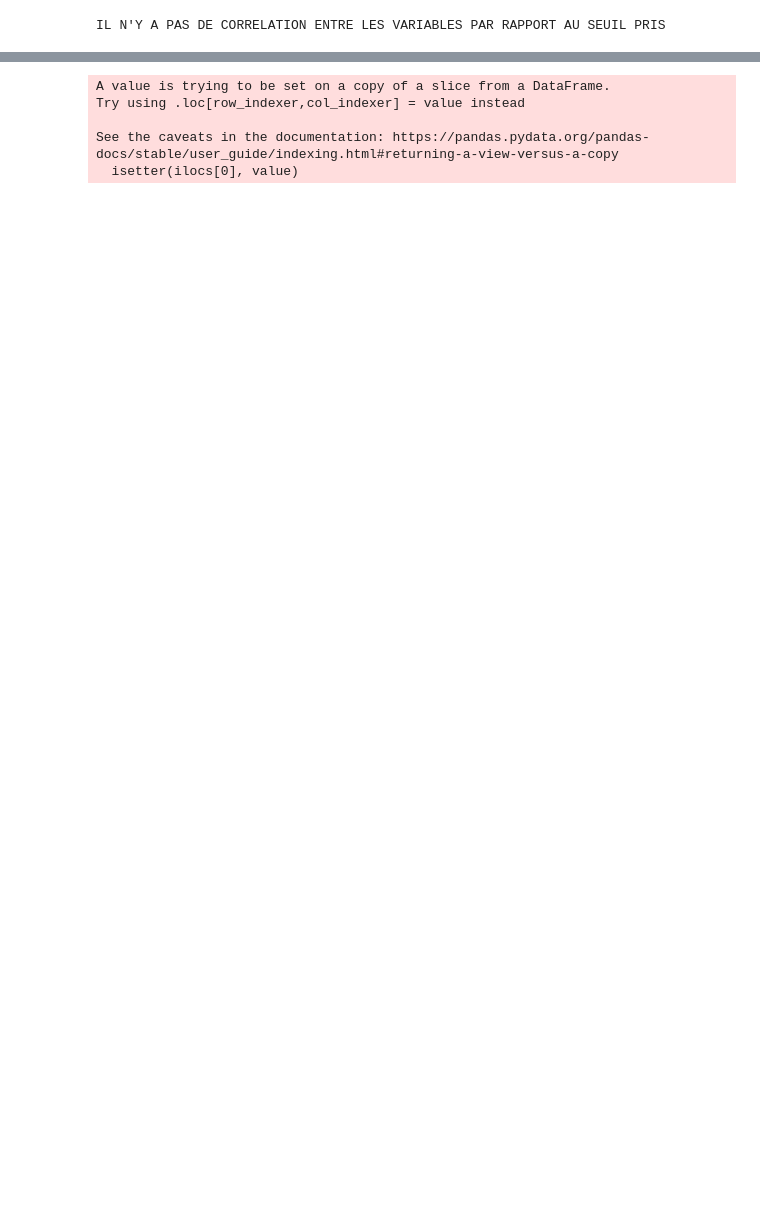
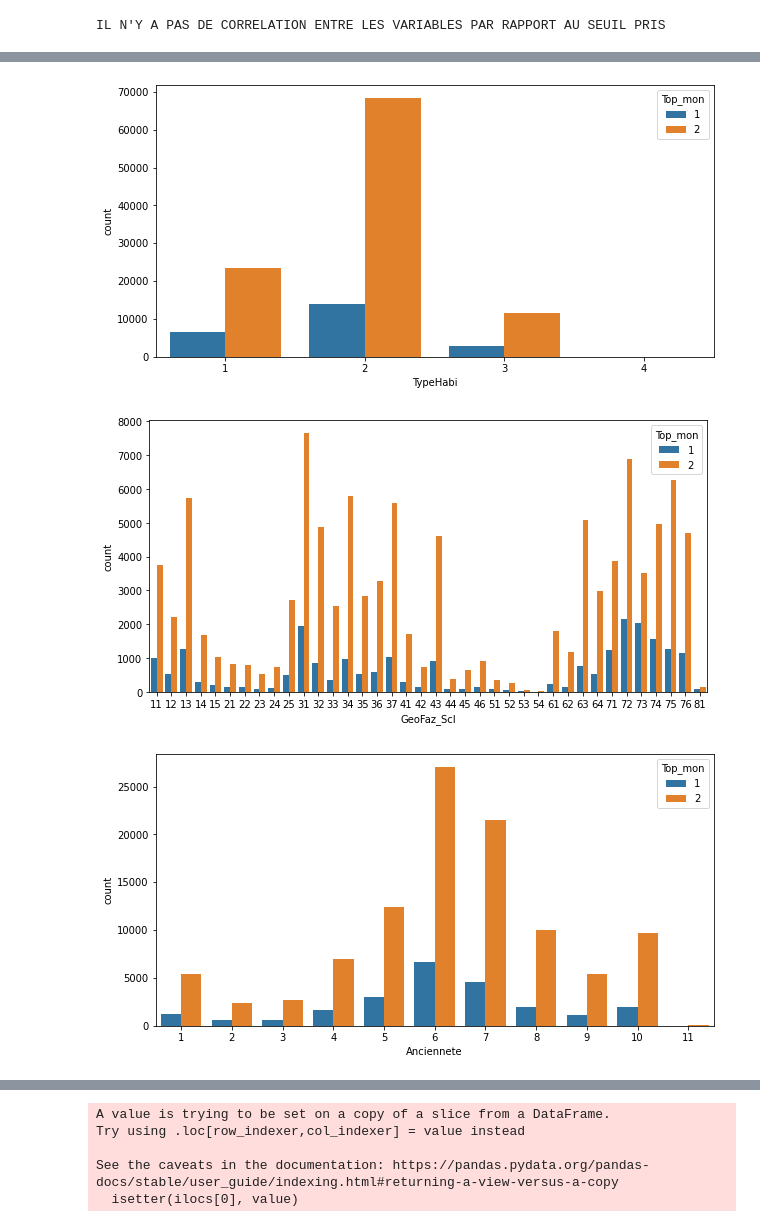
Before and after one commit to christian235711/Predict_models_fdf21, a Jupyter notebook: FDF21_DATA_EXPLORATION.ipynb, the cells around one changed output, grey strips where cells are left out. Drawn from its saved outputs; the diff is of its cells as text; code cells hidden in the pictures; blank space fills up the shorter version.

```diff
--- a/FDF21_DATA_EXPLORATION.ipynb
+++ b/FDF21_DATA_EXPLORATION.ipynb
@@ -193,0 +212,8 @@ IL N'Y A PAS DE CORRELATION ENTRE LES VARIABLES PAR RAPPORT AU SEUIL PRIS
+# %%
+for val in data_sans_nan.columns[1:-1] :
+    plt.figure(figsize=(10,5))
+    sns.countplot( x=val , hue="Top_mon" , data=data_sans_nan)
+# %% [output]
+[figure, added]
+[figure, added]
+[figure, added]
```
Also changed, not shown: parts of 5 cells of this notebook.
